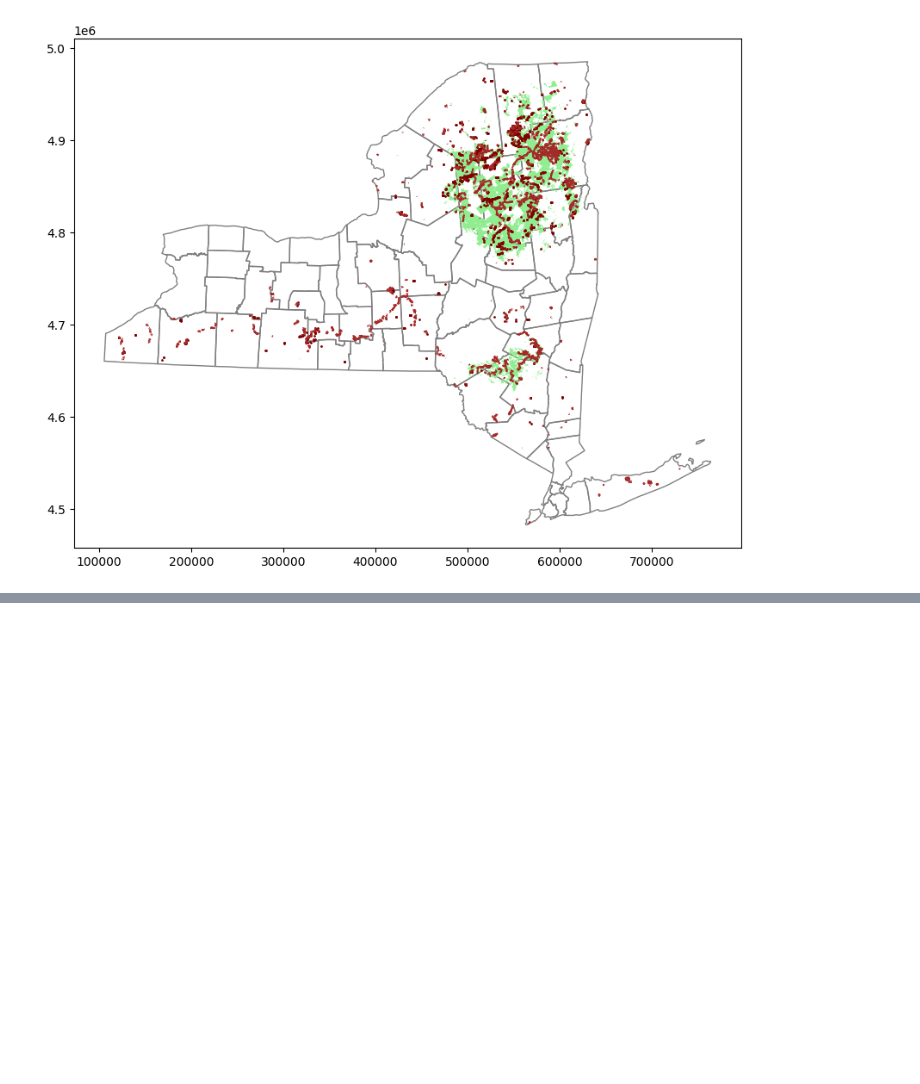
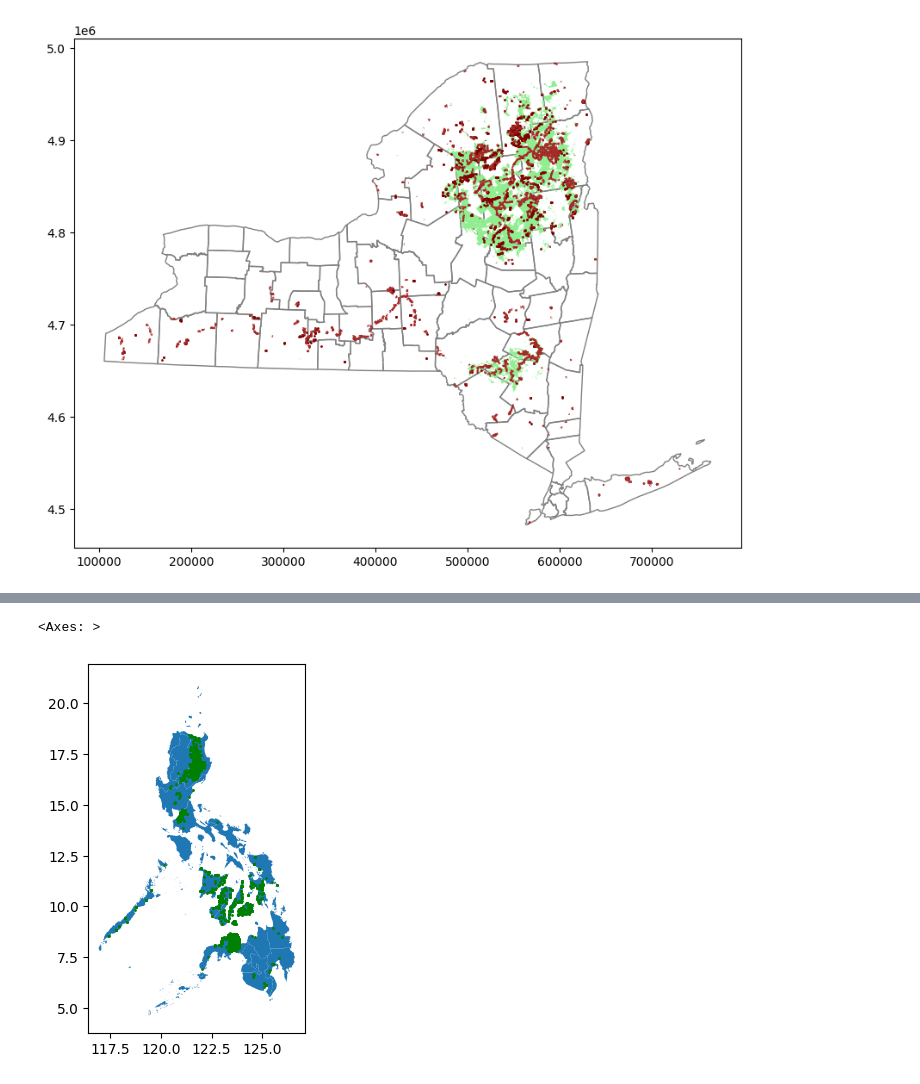
Before and after one commit to jlwhelan28/sandbox-geospatial, a Jupyter notebook: 01-simple-maps.ipynb, the cells around one changed output, grey strips where cells are left out. Cells and saved outputs as stored; diff of their text form; code cells hidden in the pictures; blank space fills up the shorter version.

```diff
--- a/01-simple-maps.ipynb
+++ b/01-simple-maps.ipynb
@@ -81,0 +86,3 @@ trails.plot(color="brown", ax=ax)
+# %%
+kiva_loans_ph = kiva_loans.query("country == 'Philippines'")
+kiva_loans_ph.head()
@@ -81,0 +121,3 @@ trails.plot(color="brown", ax=ax)
+# %%
+gpd.io.file.fiona.drvsupport.supported_drivers['KML'] = 'rw'
+ph = gpd.read_file("data/Philippines_AL258.kml", driver='KML')
@@ -81,0 +133,6 @@ trails.plot(color="brown", ax=ax)
+# %%
+ax = ph.plot()
+kiva_loans_ph.plot(ax=ax, color='green', markersize=1)
+# %% [output]
+<Axes: >
+[figure, added]
```
Also changed, not shown: parts of 7 cells of this notebook.
